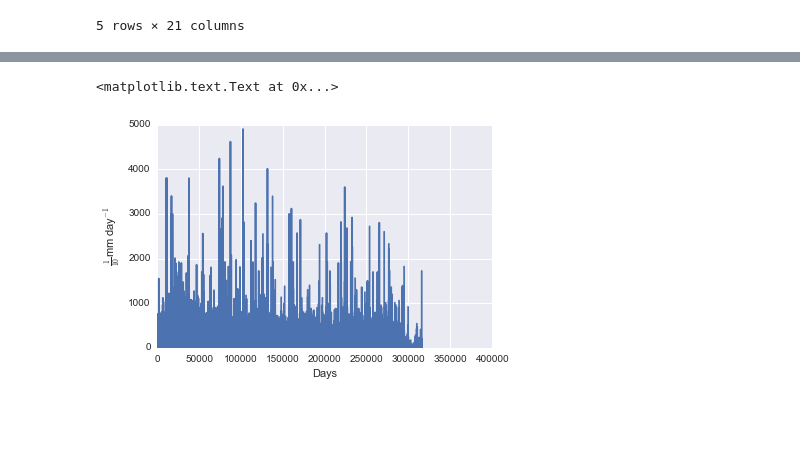
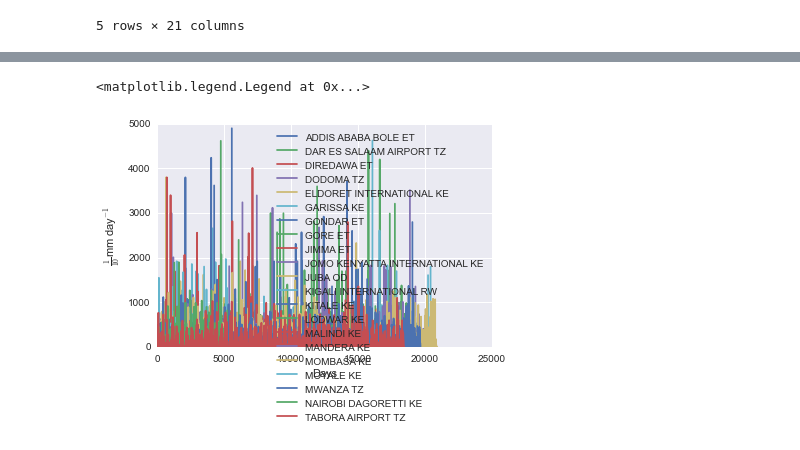
Before and after one commit to elinahkk/Masters, a Jupyter notebook: Elina.ipynb, the cells around one changed output, grey strips where cells are left out. Drawn from its saved outputs; the diff is of its cells as text; code cells hidden in the pictures; blank space fills up the shorter version.

```diff
--- a/Elina.ipynb
+++ b/Elina.ipynb
@@ -19,10 +19,10 @@ def read_precip(fpath, prcp):
         data_in = pd.read_csv(file)
         print(data_in.STATION_NAME[0])
         prcp[data_in.STATION_NAME[0]] = data_in.PRCP
-        #get_date(data_in.DATE[0])
-        #dates = [get_date(day) for day in data_in.DATE]
+        get_date(data_in.DATE[0])
+        dates = [get_date(day) for day in data_in.DATE]
 
-    return pd.DataFrame(prcp) #dates)
+    return pd.DataFrame(prcp)#, dates)
 # %%
  #for name in glob.glob('Data/*'):
 #  print (name)
@@ -91,9 +85,9 @@ plt.plot(df['ADDIS ABABA BOLE ET'][mask])
 # %%
-mask = df.values != -9999
-#plt.plot(df.index, df.values)
-plt.plot(df.values[mask])
+mask = Results != -9999
+plt.plot(Results.index, Results[mask])
 plt.ylabel(r"$\frac{1}{10}$mm day$^{-1}$")
 plt.xlabel(r"Days")
+plt.legend(df.columns)
 # %% [output]
-<matplotlib.text.Text at 0x...>
+<matplotlib.legend.Legend at 0x...>
-[figure, old version]
+[figure, new version]
```
Also changed, not shown: parts of 3 cells of this notebook.
